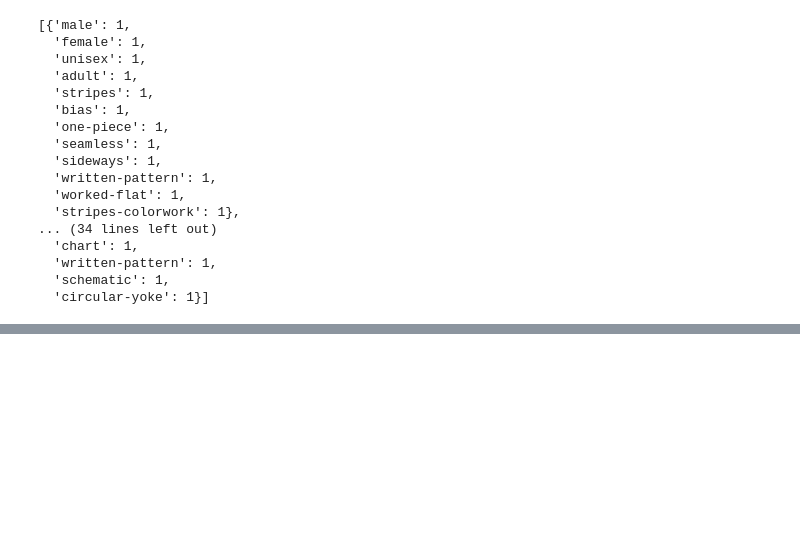
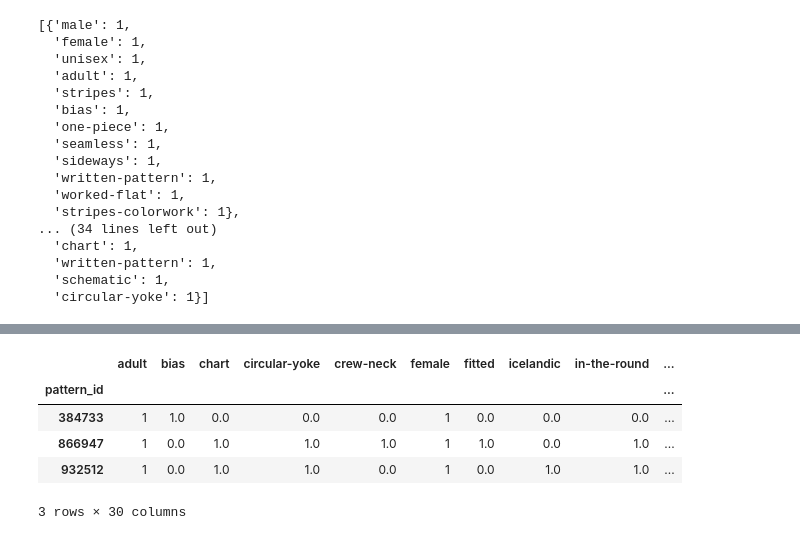
Before and after one commit to k-christensen/Ravelry, a Jupyter notebook: Ravelry_exp.ipynb, the cells around one changed output, grey strips where cells are left out. Drawn from its saved outputs; the diff is of its cells as text; code cells hidden in the pictures; blank space fills up the shorter version.

```diff
--- a/Ravelry_exp.ipynb
+++ b/Ravelry_exp.ipynb
@@ -296,0 +350,9 @@ l_unique = list(set(l))
+# %%
+df_attr
+# %% [output]
+|  | adult | bias | chart | circular-yoke | crew-neck | female | fitted | icelandic | in-the-round | ... |
+| pattern_id |  |  |  |  |  |  |  |  |  | ... |
+| 384733 | 1 | 1.0 | 0.0 | 0.0 | 0.0 | 1 | 0.0 | 0.0 | 0.0 | ... |
+| 866947 | 1 | 0.0 | 1.0 | 1.0 | 1.0 | 1 | 1.0 | 0.0 | 1.0 | ... |
+| 932512 | 1 | 0.0 | 1.0 | 1.0 | 0.0 | 1 | 0.0 | 1.0 | 1.0 | ... |
+3 rows × 30 columns
```
Also changed, not shown: parts of 8 cells of this notebook, 1 other file.
